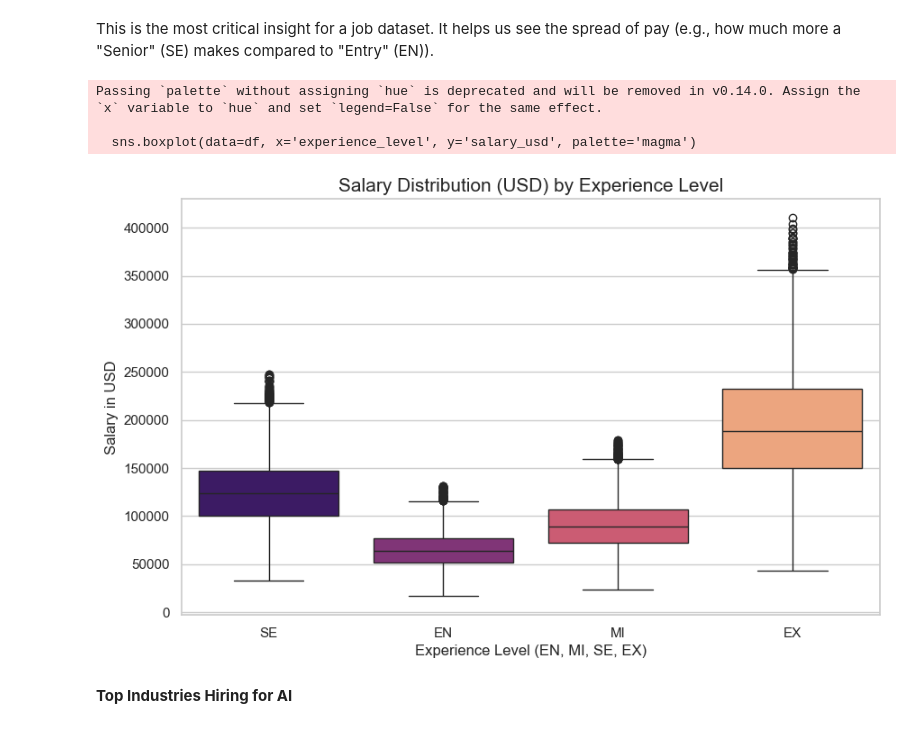
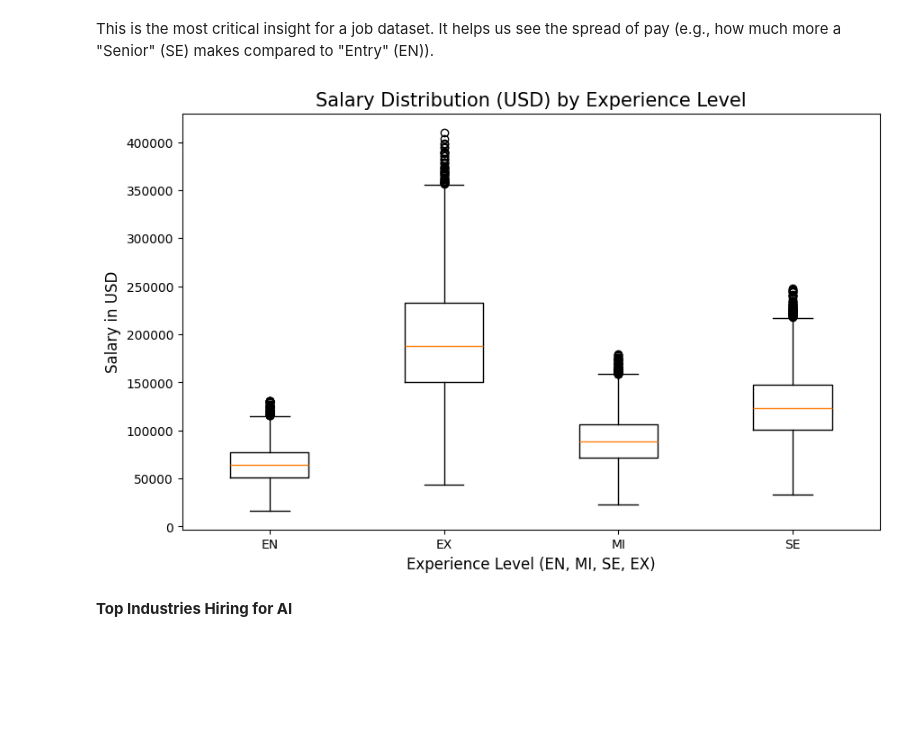
Before and after one commit to Atieng/Global-AI-Job-Market-Intelligence-Report, a Jupyter notebook: index.ipynb, the cells around one changed output. Drawn from its saved outputs; the diff is of its cells as text; code cells hidden in the pictures; blank space fills up the shorter version.

```diff
--- a/index.ipynb
+++ b/index.ipynb
@@ -356,25 +356,20 @@ Rows removed: 0
 **Salary Distribution by Experience Level**
 # %% [markdown]
 This is the most critical insight for a job dataset. It helps us see the spread of pay (e.g., how much more a "Senior" (SE) makes compared to "Entry" (EN)).
-# %%
-import matplotlib.pyplot as plt
-import seaborn as sns
-
-# Set a professional visual theme
-sns.set_theme(style="whitegrid")
-
-plt.figure(figsize=(10, 6))
-sns.boxplot(data=df, x='experience_level', y='salary_usd', palette='magma')
-
-plt.title('Salary Distribution (USD) by Experience Level', fontsize=15)
-plt.xlabel('Experience Level (EN, MI, SE, EX)', fontsize=12)
-plt.ylabel('Salary in USD', fontsize=12)
-plt.show()
-# %% [output]
-Passing `palette` without assigning `hue` is deprecated and will be removed in v0.14.0. Assign the `x` variable to `hue` and set `legend=False` for the same effect.
-
-  sns.boxplot(data=df, x='experience_level', y='salary_usd', palette='magma')
-[figure, removed]
+# %%
+import matplotlib.pyplot as plt
+
+groups = df.groupby('experience_level')['salary_usd'].apply(list)
+
+plt.figure(figsize=(10, 6))
+plt.boxplot(groups, labels=groups.index)
+
+plt.title('Salary Distribution (USD) by Experience Level', fontsize=15)
+plt.xlabel('Experience Level (EN, MI, SE, EX)', fontsize=12)
+plt.ylabel('Salary in USD', fontsize=12)
+plt.show()
+# %% [output]
+[figure, added]
 # %% [markdown]
 **Top Industries Hiring for AI**
 # %% [markdown]
```
Also changed, not shown: parts of 4 cells of this notebook, 1 other file.
